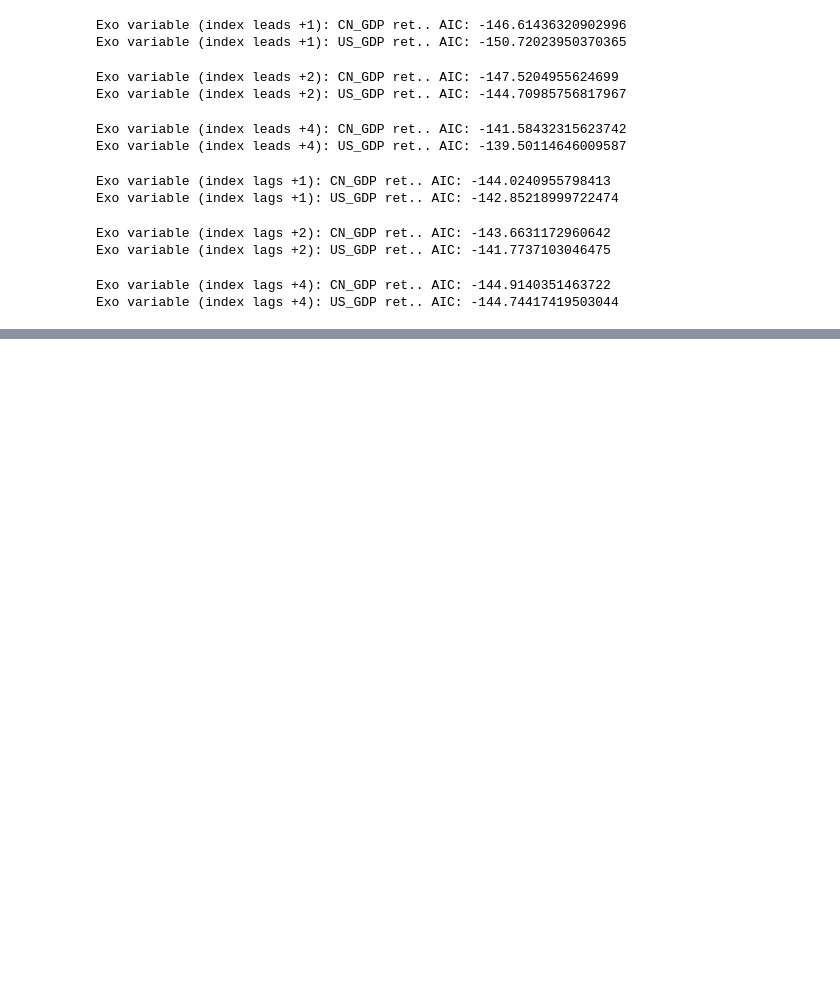
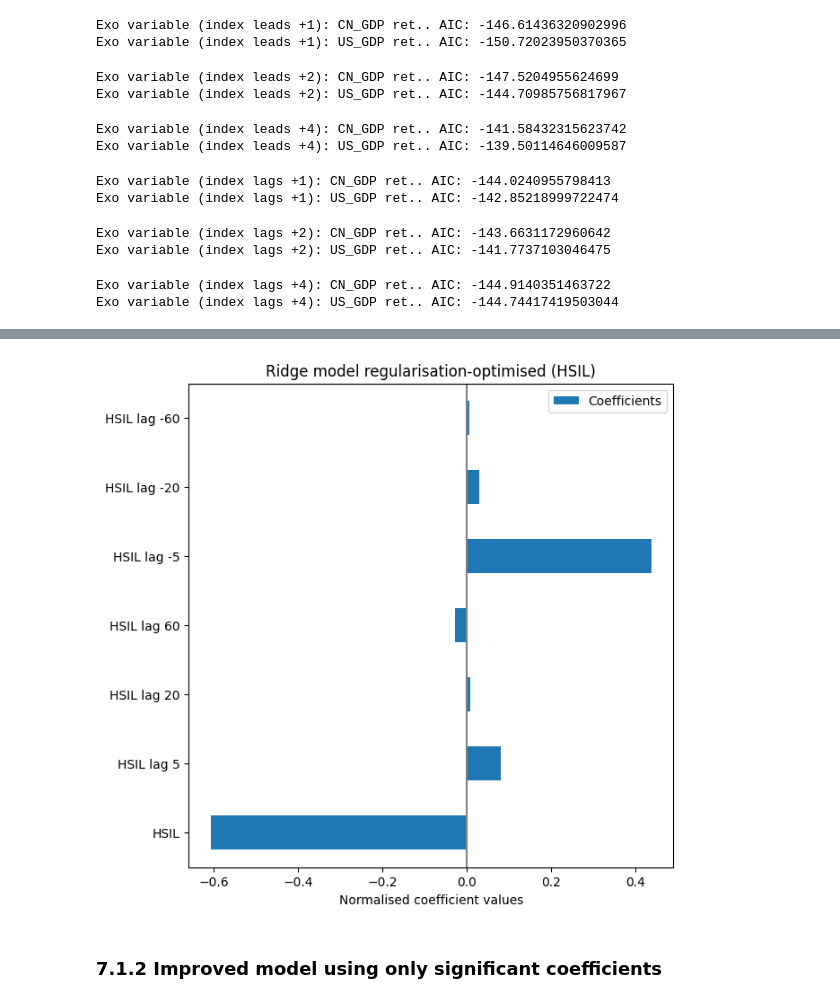
Before and after one commit to jjiaoyuwang/WQU-capstone, a Jupyter notebook: macro-appraisal.ipynb, the cells around one changed output, grey strips where cells are left out. Saved outputs shown, nothing was run; the diff lists cells and outputs as text; code cells hidden in the pictures; blank space fills up the shorter version.

```diff
--- a/macro-appraisal.ipynb
+++ b/macro-appraisal.ipynb
@@ -1082,0 +1225,12 @@ Exo variable (index lags +4): US_GDP ret.. AIC: -144.74417419503044
+# %%
+# interpreting coefficients
+
+feature_names = ridge_df.dropna().columns
+
+coefs = pd.DataFrame(
+    np.ndarray.flatten(clf.coef_),
+    columns=["Coefficients"],
+    index=feature_names,
+)
+
+coefs
@@ -1082,0 +1275,18 @@ Exo variable (index lags +4): US_GDP ret.. AIC: -144.74417419503044
+# %%
+def plot_normalised_ridge_coeffs(coefs,exo_var):
+    '''
+    Given a dataframe (index = name of coeff), first column "Coefficients", plot a barchart.
+    '''
+
+    coefs[coefs.index.str.contains(exo_var)].plot.barh(figsize=(9, 7))
+    plt.title("Ridge model regularisation-optimised " + '('+str(exo_var)+')')
+    plt.xlabel("Normalised coefficient values")
+    plt.axvline(x=0, color=".5")
+    plt.subplots_adjust(left=0.3)
+    filename = 'ridge_coeff_plot_'+str(exo_var)+'.png'
+
+    plt.savefig(str(filename),dpi=600)
+# %%
+plot_normalised_ridge_coeffs(coefs,'HSIL')
+# %% [output]
+[figure, added]
@@ -1082,0 +1303,2 @@ Exo variable (index lags +4): US_GDP ret.. AIC: -144.74417419503044
+# %% [markdown]
+### 7.1.2 Improved model using only significant coefficients
```
Also changed, not shown: parts of 30 cells of this notebook, 18 other files.
